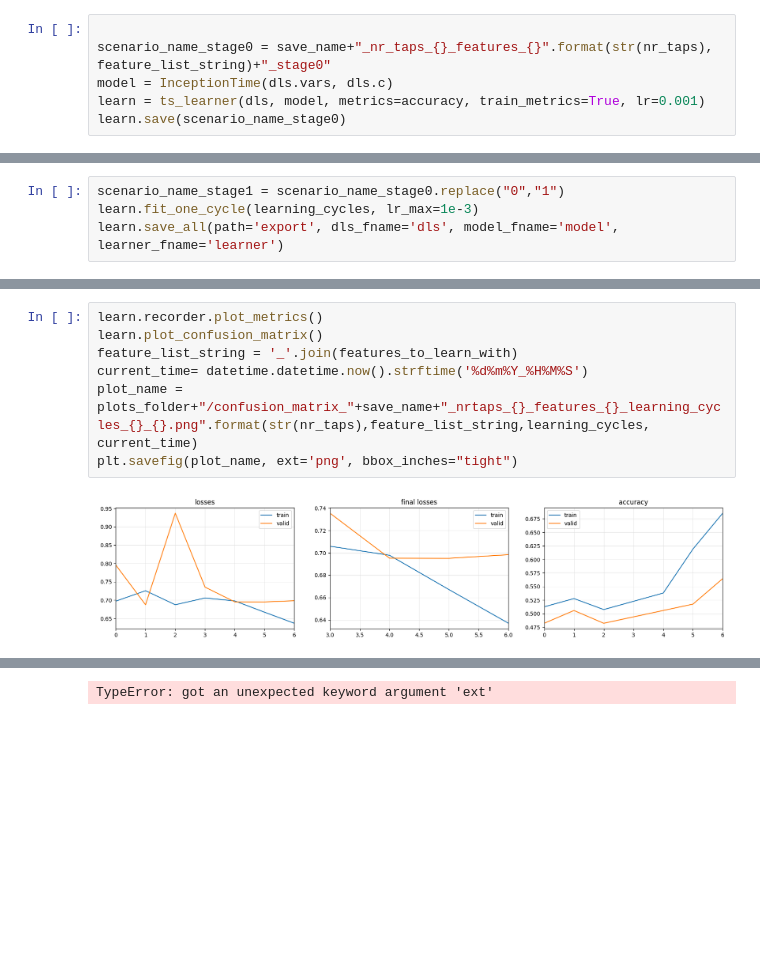
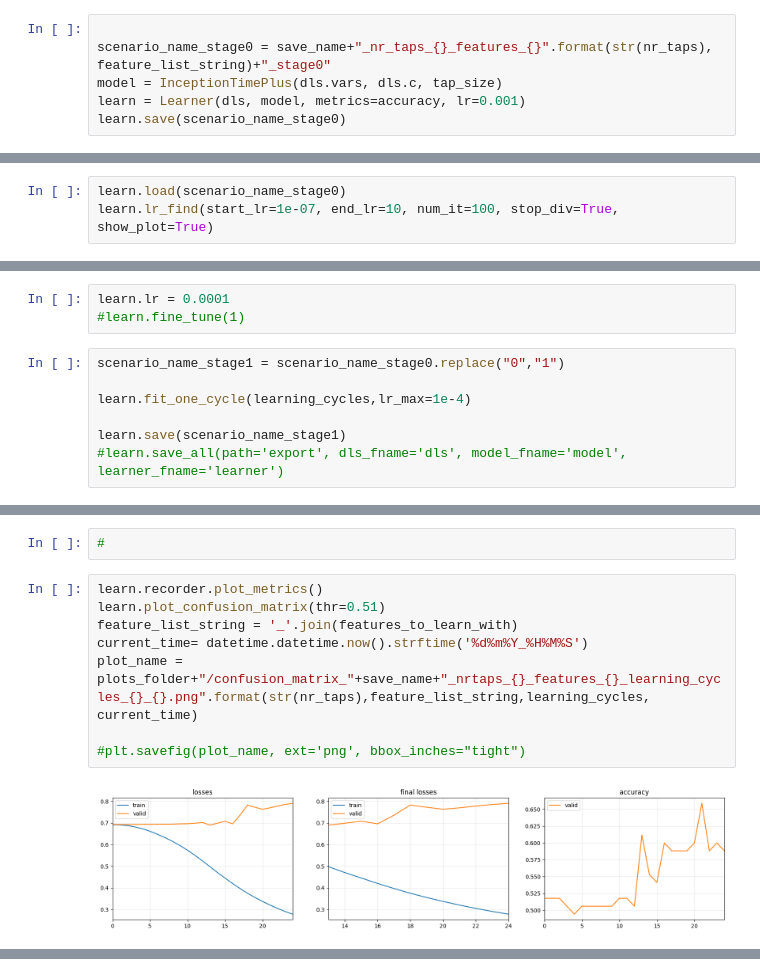
Before and after one commit to a-ludwig/smart_hans, a Jupyter notebook: Machine_learning/tsai_with_real_data_univariate.ipynb, the cells around one changed output, grey strips where cells are left out. Cells and saved outputs as stored; diff of their text form; blank space fills up the shorter version.

```diff
--- a/Machine_learning/tsai_with_real_data_univariate.ipynb
+++ b/Machine_learning/tsai_with_real_data_univariate.ipynb
@@ -58,7 +58,7 @@ smart_hans_08022022_212218_9_306-336_08_mky_.csv
 # %%
 
 scenario_name_stage0 = save_name+"_nr_taps_{}_features_{}".format(str(nr_taps), feature_list_string)+"_stage0"
-model = InceptionTime(dls.vars, dls.c)
-learn = ts_learner(dls, model, metrics=accuracy, train_metrics=True, lr=0.001)
+model = InceptionTimePlus(dls.vars, dls.c, tap_size)
+learn = Learner(dls, model, metrics=accuracy, lr=0.001)
 learn.save(scenario_name_stage0)
 # %% [output]
@@ -68,0 +66,3 @@ Path('models/scenario_3_InceptionTime_nr_taps_1_features_right_eye_y_stage0.pth'
+# %%
+learn.load(scenario_name_stage0)
+learn.lr_find(start_lr=1e-07, end_lr=10, num_it=100, stop_div=True, show_plot=True)
@@ -69,5 +73,11 @@ Path('models/scenario_3_InceptionTime_nr_taps_1_features_right_eye_y_stage0.pth'
+# %%
+learn.lr = 0.0001
+#learn.fine_tune(1)
 # %%
 scenario_name_stage1 = scenario_name_stage0.replace("0","1")
-learn.fit_one_cycle(learning_cycles, lr_max=1e-3)
-learn.save_all(path='export', dls_fname='dls', model_fname='model', learner_fname='learner')
+
+learn.fit_one_cycle(learning_cycles,lr_max=1e-4)
+
+learn.save(scenario_name_stage1)
+#learn.save_all(path='export', dls_fname='dls', model_fname='model', learner_fname='learner')
 # %% [output]
@@ -86,11 +102,13 @@ So `number_workers` is changed to 0 to avoid getting stuck
+# %%
+#
 # %%
 learn.recorder.plot_metrics()
-learn.plot_confusion_matrix()
+learn.plot_confusion_matrix(thr=0.51)
 feature_list_string = '_'.join(features_to_learn_with)
 current_time= datetime.datetime.now().strftime('%d%m%Y_%H%M%S')
 plot_name = plots_folder+"/confusion_matrix_"+save_name+"_nrtaps_{}_features_{}_learning_cycles_{}_{}.png".format(str(nr_taps),feature_list_string,learning_cycles, current_time)
-plt.savefig(plot_name, ext='png', bbox_inches="tight")
+
+#plt.savefig(plot_name, ext='png', bbox_inches="tight")
 # %% [output]
-[figure, old version]
+[figure, new version]
 [interactive output not drawn]
-TypeError: got an unexpected keyword argument 'ext'
```
Also changed, not shown: parts of 8 cells of this notebook, 1 other file.
